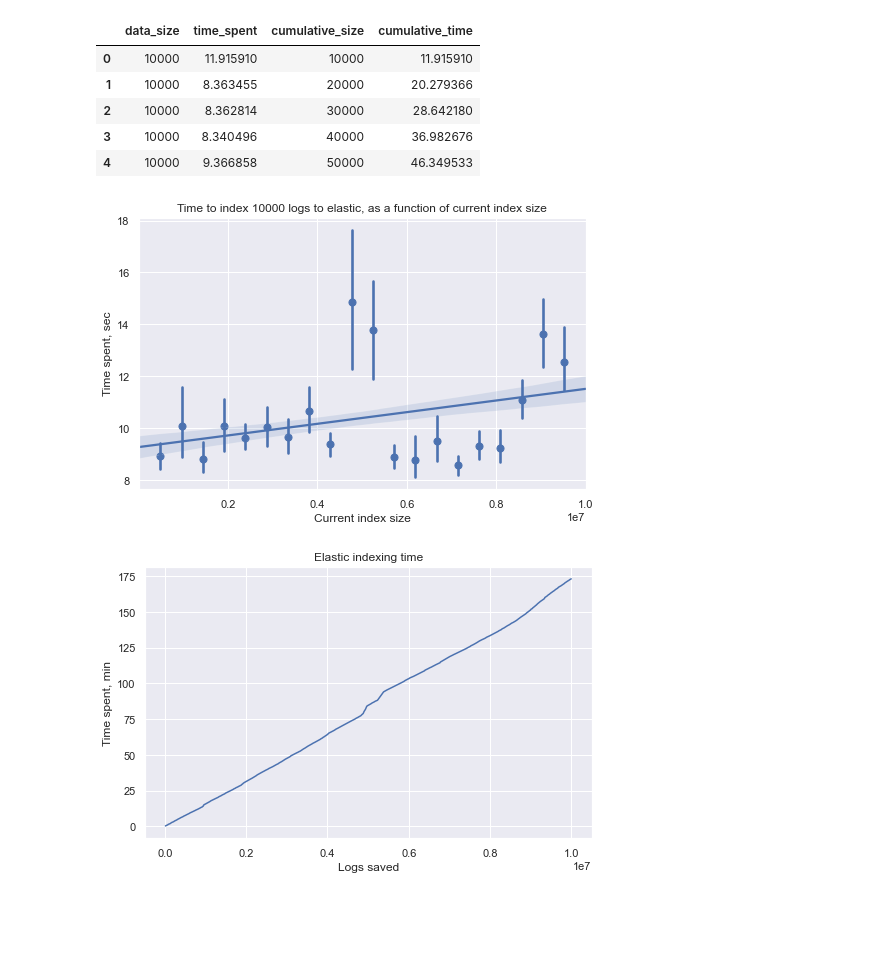
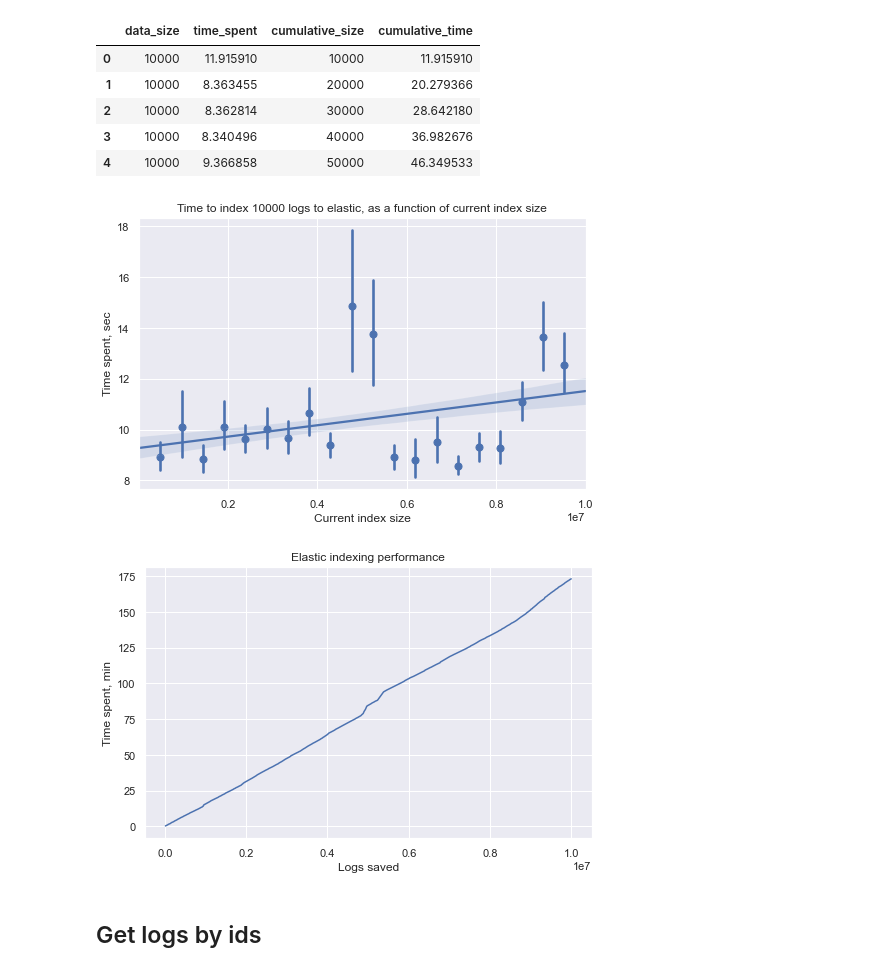
Before and after one commit to reportportal/es-logs-service, a Jupyter notebook: notebooks/performance_visualization.ipynb, the cells around one changed output. Cells and saved outputs as stored; diff of their text form; code cells hidden in the pictures; blank space fills up the shorter version.

```diff
--- a/notebooks/performance_visualization.ipynb
+++ b/notebooks/performance_visualization.ipynb
@@ -14,7 +15,7 @@ data_folder = Path("../test_results")
 # %%
 index_logs_path = lambda db: Path(data_folder, f"index_logs_{db}_10000000_100.pickle")
 # %%
-def load_data(path):
+def load_data(path: Path) -> dict:
     with open(path, 'rb') as datafile:
         data = pickle.load(datafile)
     return data
@@ -42,15 +43,17 @@ plt.xlabel("Current index size")
 plt.ylabel("Time spent, sec")
 plt.show()
 # %% [output]
-[figure, old version]
+[figure, new version]
 # %%
 plt.figure(figsize=(8, 5))
-plt.title("Elastic indexing time")
+plt.title("Elastic indexing performance")
 sns.lineplot(x="cumulative_size",
              y=es_index_logs["cumulative_time"]/60,
              data=es_index_logs)
 plt.xlabel("Logs saved")
 plt.ylabel("Time spent, min")
 plt.show()
 # %% [output]
-[figure, old version]
+[figure, new version]
+# %% [markdown]
+## Get logs by ids
```
Also changed, not shown: parts of 13 cells of this notebook.
